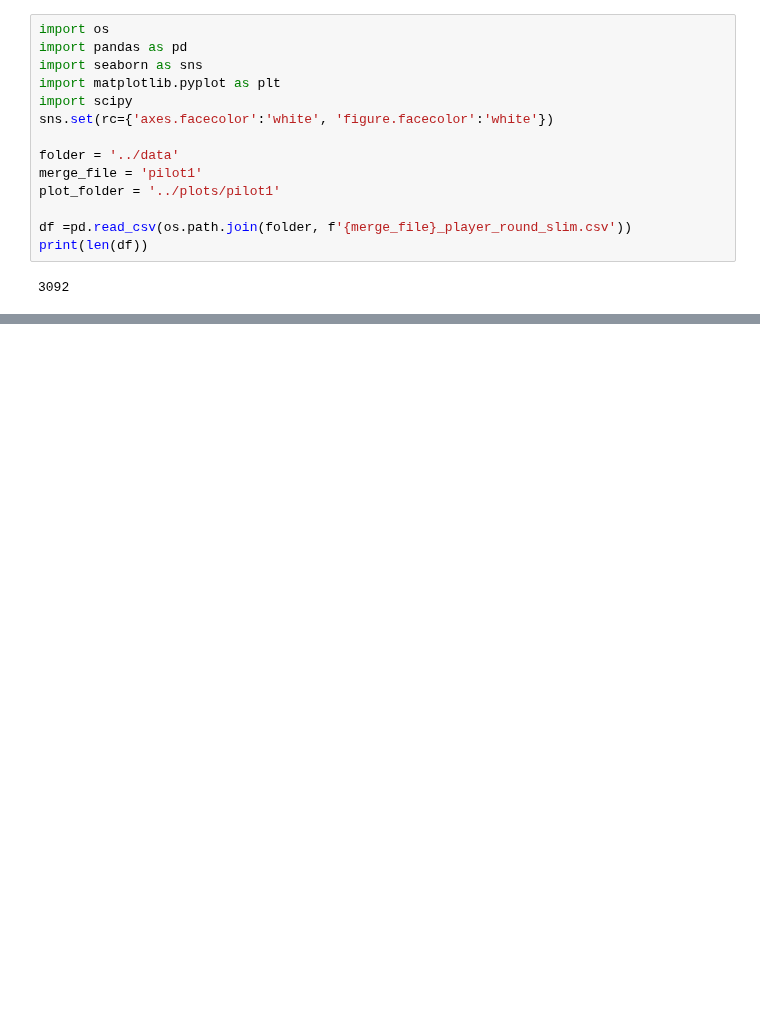
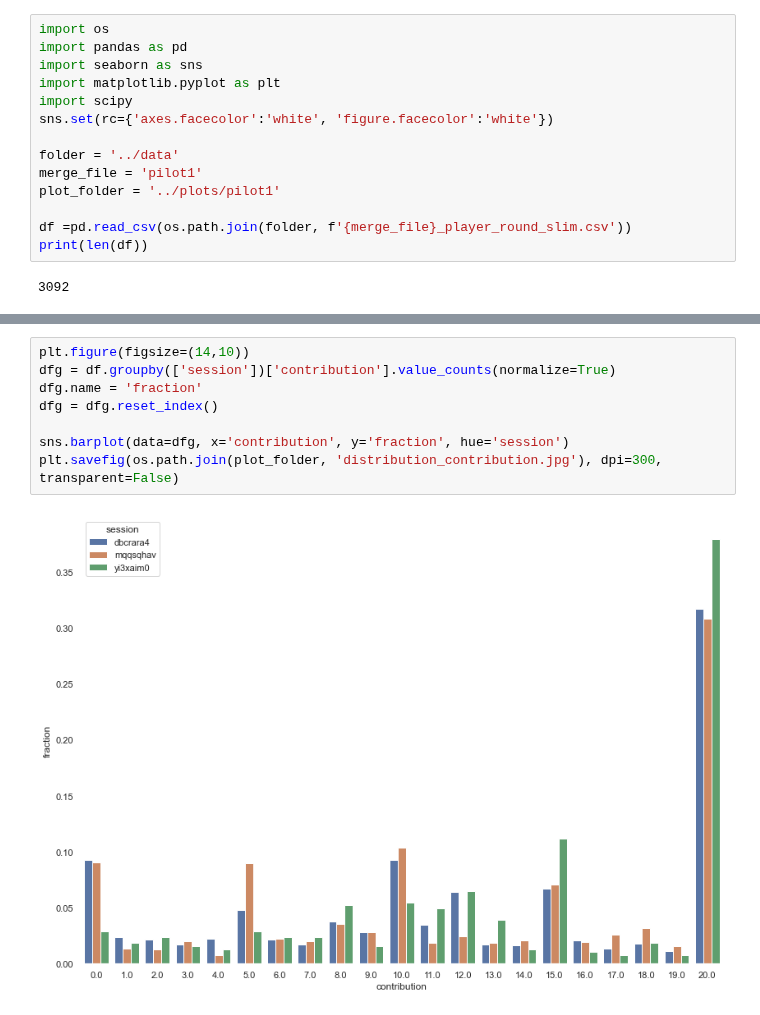
Before and after one commit to center-for-humans-and-machines/algorithmic-institutions, a Jupyter notebook: notebooks/distribution.ipynb, the cells around one changed output, grey strips where cells are left out. Saved outputs shown, nothing was run; the diff lists cells and outputs as text; blank space fills up the shorter version.

```diff
--- a/notebooks/distribution.ipynb
+++ b/notebooks/distribution.ipynb
@@ -26,0 +24,10 @@ sns.countplot(data=df, x='punishment')
+# %%
+plt.figure(figsize=(14,10))
+dfg = df.groupby(['session'])['contribution'].value_counts(normalize=True)
+dfg.name = 'fraction'
+dfg = dfg.reset_index()
+
+sns.barplot(data=dfg, x='contribution', y='fraction', hue='session')
+plt.savefig(os.path.join(plot_folder, 'distribution_contribution.jpg'), dpi=300, transparent=False)
+# %% [output]
+[figure, added]
```
Also changed, not shown: parts of 4 cells of this notebook, 10 other files.
